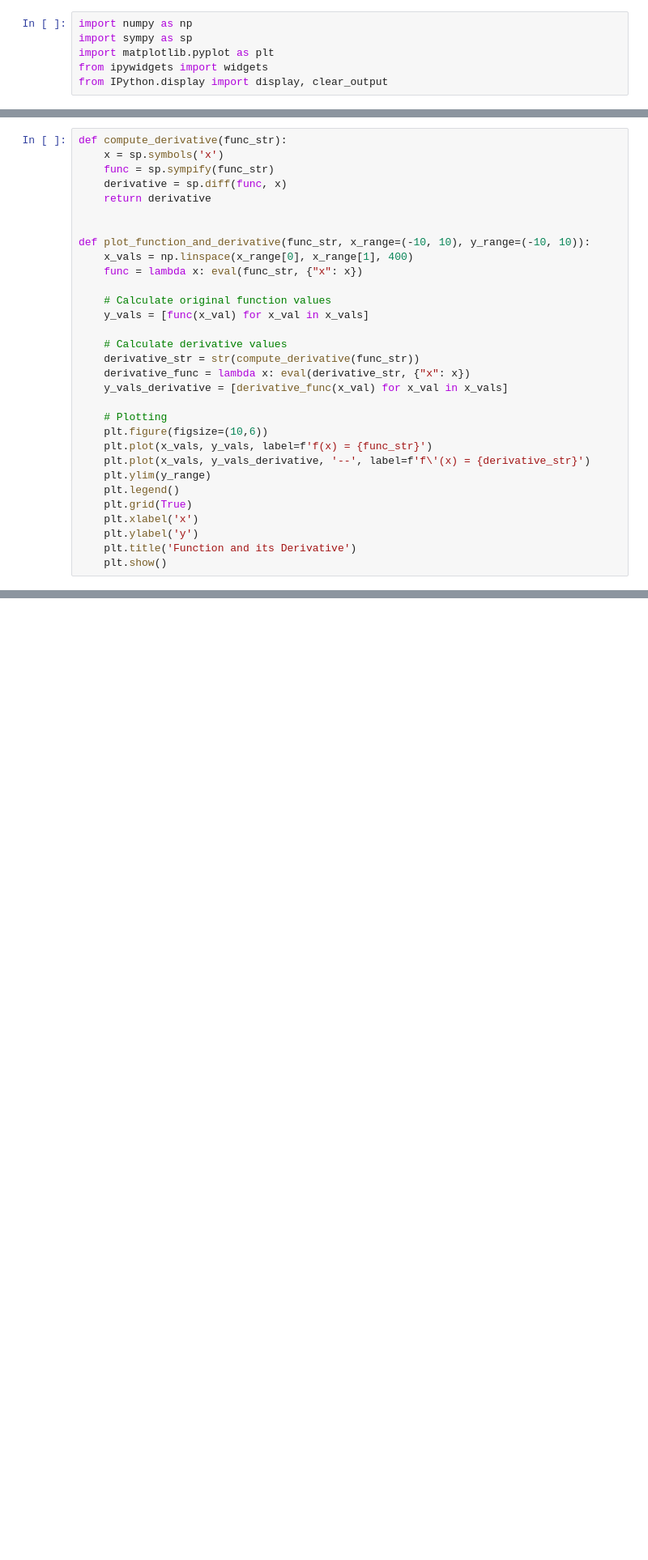
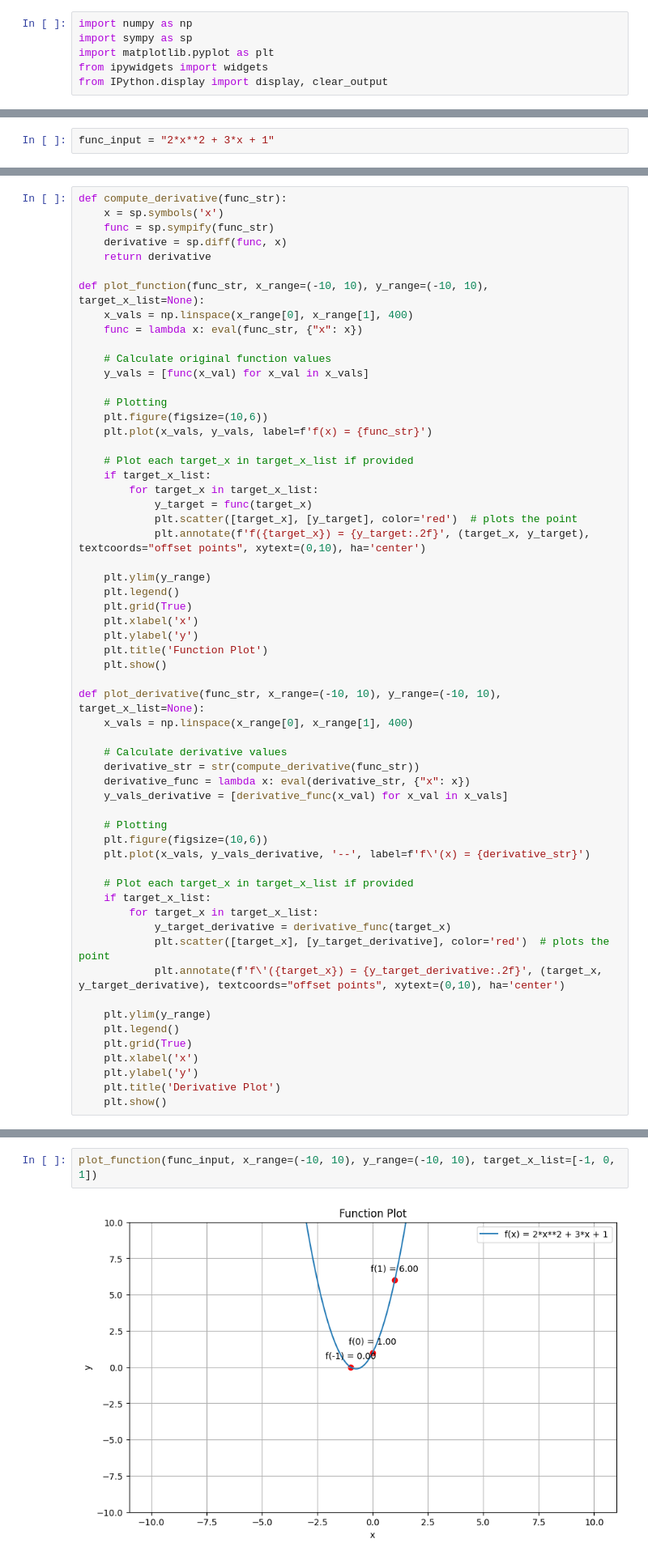
Before and after one commit to ElRapt/CalcuViz, a Jupyter notebook: calcuviz.ipynb, the cells around one changed output, grey strips where cells are left out. Shown at 81% size. Cells and saved outputs as stored; diff of their text form; blank space fills up the shorter version.

```diff
--- a/calcuviz.ipynb
+++ b/calcuviz.ipynb
@@ -70,0 +23,2 @@ FloatText(value=10.0, description='Y End:')
+# %%
+func_input = "2*x**2 + 3*x + 1"
@@ -75,13 +33,34 @@ def compute_derivative(func_str):
     derivative = sp.diff(func, x)
     return derivative
 
-
-def plot_function_and_derivative(func_str, x_range=(-10, 10), y_range=(-10, 10)):
+def plot_function(func_str, x_range=(-10, 10), y_range=(-10, 10), target_x_list=None):
     x_vals = np.linspace(x_range[0], x_range[1], 400)
     func = lambda x: eval(func_str, {"x": x})
 
     # Calculate original function values
     y_vals = [func(x_val) for x_val in x_vals]
+
+    # Plotting
+    plt.figure(figsize=(10,6))
+    plt.plot(x_vals, y_vals, label=f'f(x) = {func_str}')
+
+    # Plot each target_x in target_x_list if provided
+    if target_x_list:
+        for target_x in target_x_list:
+            y_target = func(target_x)
+            plt.scatter([target_x], [y_target], color='red')  # plots the point
+            plt.annotate(f'f({target_x}) = {y_target:.2f}', (target_x, y_target), textcoords="offset points", xytext=(0,10), ha='center')
+
+    plt.ylim(y_range)
+    plt.legend()
+    plt.grid(True)
+    plt.xlabel('x')
+    plt.ylabel('y')
+    plt.title('Function Plot')
+    plt.show()
+
+def plot_derivative(func_str, x_range=(-10, 10), y_range=(-10, 10), target_x_list=None):
+    x_vals = np.linspace(x_range[0], x_range[1], 400)
 
     # Calculate derivative values
     derivative_str = str(compute_derivative(func_str))
@@ -90,12 +69,19 @@ def plot_function_and_derivative(func_str, x_range=(-10, 10), y_range=(-10, 10))
 
     # Plotting
     plt.figure(figsize=(10,6))
-    plt.plot(x_vals, y_vals, label=f'f(x) = {func_str}')
     plt.plot(x_vals, y_vals_derivative, '--', label=f'f\'(x) = {derivative_str}')
+
+    # Plot each target_x in target_x_list if provided
+    if target_x_list:
+        for target_x in target_x_list:
+            y_target_derivative = derivative_func(target_x)
+            plt.scatter([target_x], [y_target_derivative], color='red')  # plots the point
+            plt.annotate(f'f\'({target_x}) = {y_target_derivative:.2f}', (target_x, y_target_derivative), textcoords="offset points", xytext=(0,10), ha='center')
+
     plt.ylim(y_range)
     plt.legend()
     plt.grid(True)
     plt.xlabel('x')
     plt.ylabel('y')
-    plt.title('Function and its Derivative')
+    plt.title('Derivative Plot')
     plt.show()
@@ -101,0 +94,4 @@ def plot_function_and_derivative(func_str, x_range=(-10, 10), y_range=(-10, 10))
+# %%
+plot_function(func_input, x_range=(-10, 10), y_range=(-10, 10), target_x_list=[-1, 0, 1])
+# %% [output]
+[figure, added]
```
Also changed, not shown: parts of 7 cells of this notebook.
